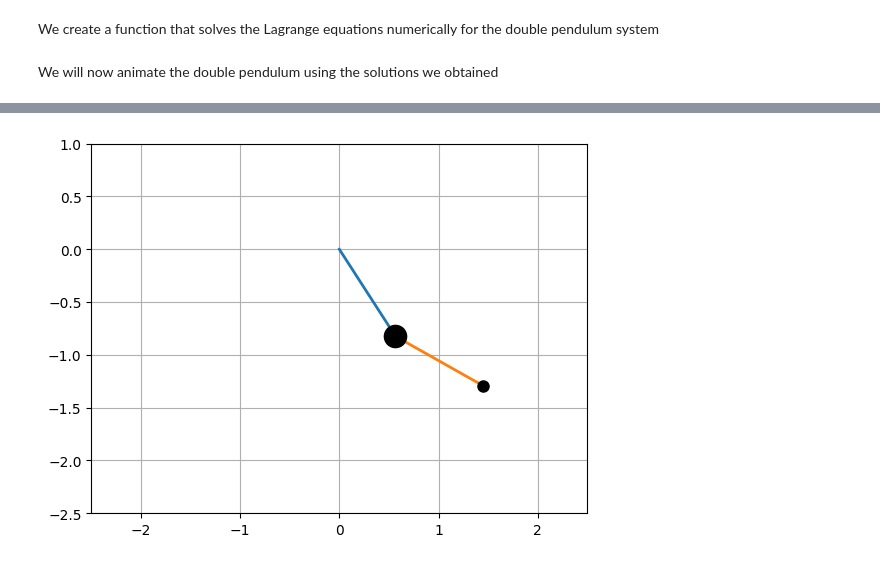
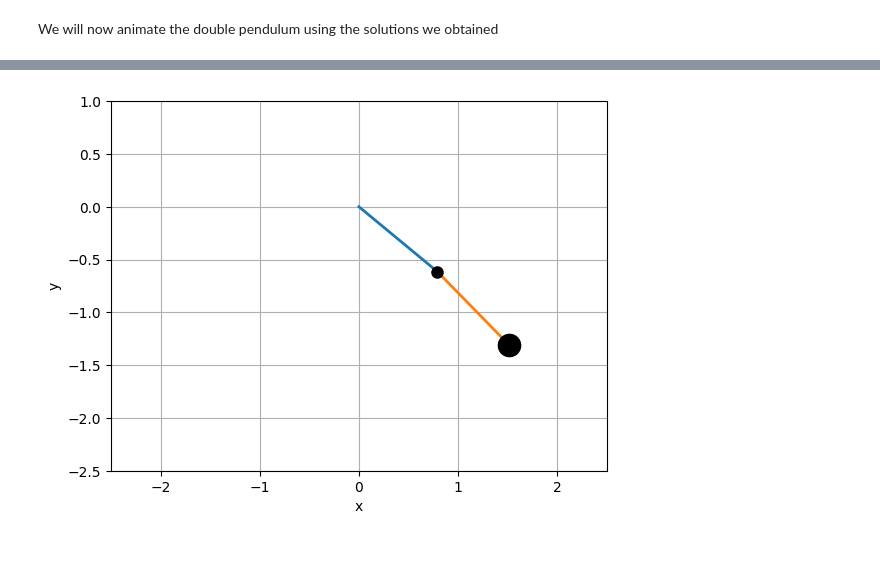
Before and after one commit to LG432/physics_simulations, a Jupyter notebook: double_pendulum.ipynb, the cells around one changed output, grey strips where cells are left out. Cells and saved outputs as stored; diff of their text form; code cells hidden in the pictures.

Commit message:
Made changes to double pendulum

```diff
--- a/double_pendulum.ipynb
+++ b/double_pendulum.ipynb
@@ -51,8 +80,6 @@ LE2 = sm.diff(sm.diff(L, the2_d), t) - sm.diff(L, the2)
 
 LE1 = EL1.simplify()
 LE2 = EL2.simplify()
-# %% [markdown]
-We create a function that solves the Lagrange equations numerically for the double pendulum system
 # %%
 sols = sm.solve([LE1, LE2], the1_dd, the2_dd)
 
@@ -60,8 +87,8 @@ LEF1 = sm.lambdify((the1, the2, the1_d, the2_d, t, m_1, m_2, g), sols[the1_dd])
 LEF2 = sm.lambdify((the1, the2, the1_d, the2_d, t, m_1, m_2, g), sols[the2_dd])
 # %%
 initial_conditions = [1.0, 0.0, 1.0, 0.0] # angle_1, velocity_1, angle_2, velocity_2
-m1_value = 4.0
-m2_value = 2.0
+m1_value = 2.0
+m2_value = 4.0
 g_value  = 9.81
 
 def ode_system(y, t, m_1, m_2, g):
@@ -95,27 +122,29 @@ We will now animate the double pendulum using the solutions we obtained
 # %%
 fig, ax = plt.subplots()
 ax.set_xlim(-2.5, 2.5)
 ax.set_ylim(-2.5, 1)
+ax.set_xlabel('x')
+ax.set_ylabel('y')
 plt.grid()
 
 def update(frame):
     pendulum1.set_data([0, x1[frame]], [0, y1[frame]])
     pendulum2.set_data([x1[frame], x2[frame]], [y1[frame], y2[frame]])
 
     mass1.set_data([x1[frame]], [y1[frame]])
     mass2.set_data([x2[frame]], [y2[frame]])
 
     return pendulum1, mass1, pendulum2, mass2
 
 pendulum1, = ax.plot([0, x1[0]], [0, y1[0]], lw = 2)
 pendulum2, = ax.plot([x1[0], x2[0]], [y1[0], y2[0]], lw = 2)
 
 mass1, = ax.plot([x1[0]], [y1[0]], 'o', markersize = 4*int(m1_value), color = 'black')
 mass2, = ax.plot([x2[0]], [y2[0]], 'o', markersize = 4*int(m2_value), color = 'black')
 
 ani = FuncAnimation(fig, update, frames = len(t_interval), interval = 25, blit = True)
 
 HTML(ani.to_html5_video())
 # %% [output]
 [interactive output not drawn]
-[figure, old version]
+[figure, new version]
```
Also changed, not shown: parts of 5 cells of this notebook, 1 other file.
